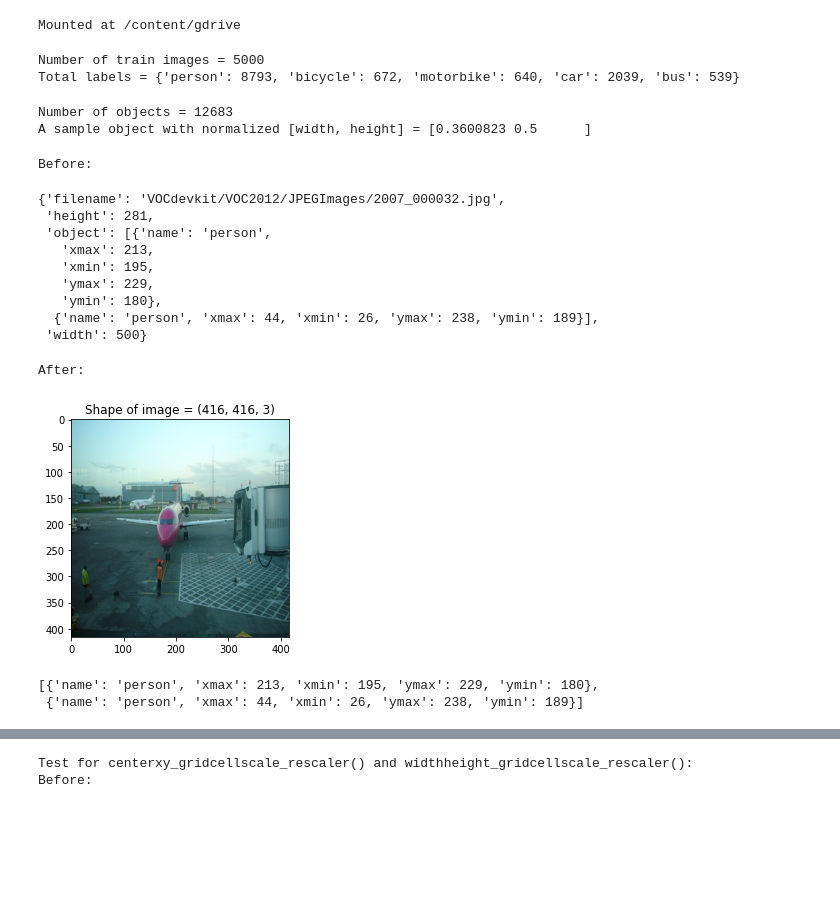
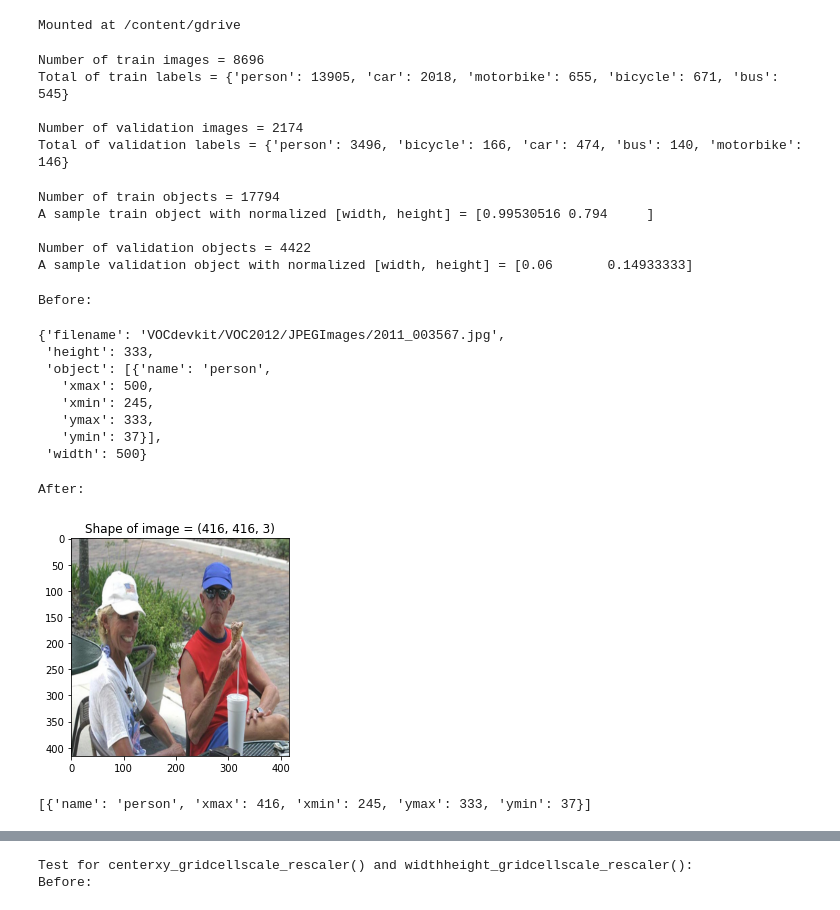
Before and after one commit to panjiarlins/smart-security-camera-project, a Jupyter notebook: ML Team/train.ipynb, the cells around one changed output, grey strips where cells are left out. Saved outputs shown, nothing was run; the diff lists cells and outputs as text; code cells hidden in the pictures; blank space fills up the shorter version.

Commit message:
add validation data to the model

```diff
--- a/ML Team/train.ipynb
+++ b/ML Team/train.ipynb
@@ -100,18 +102,24 @@ def get_total_labels(annotations):
         total_labels[object['name']] = 1
   return total_labels
 # %%
-LABELS = ['bicycle', 'bus', 'car', 'motorbike', 'person']
 images_path = os.path.join('VOCdevkit', 'VOC2012', 'JPEGImages')
 annotation_path = os.path.join('VOCdevkit', 'VOC2012', 'Annotations')
 
-train_images_dict = get_annotation(images_path, annotation_path, labels=LABELS, limit=5000)
-total_labels = get_total_labels(train_images_dict)
+# Calling the function and storing all the obtained informations
+# We set 60% for training and 40% for validation
+train_images_dict, validation_images_dict = get_annotation(images_path, annotation_path, labels=LABELS, train_limit=0.8)
 
 print(f'Number of train images = {len(train_images_dict)}')
-print(f'Total labels = {total_labels}')
+print(f'Total of train labels = {get_total_labels(train_images_dict)}')
+
+print(f'\nNumber of validation images = {len(validation_images_dict)}')
+print(f'Total of validation labels = {get_total_labels(validation_images_dict)}')
 # %% [output]
-Number of train images = 5000
-Total labels = {'person': 8793, 'bicycle': 672, 'motorbike': 640, 'car': 2039, 'bus': 539}
+Number of train images = 8696
+Total of train labels = {'person': 13905, 'car': 2018, 'motorbike': 655, 'bicycle': 671, 'bus': 545}
+
+Number of validation images = 2174
+Total of validation labels = {'person': 3496, 'bicycle': 166, 'car': 474, 'bus': 140, 'motorbike': 146}
 # %%
 def get_objects_width_height(annotations):
   object_width_height = []
@@ -123,12 +131,21 @@ def get_objects_width_height(annotations):
       object_width_height.append([object_width, object_height])
   return np.array(object_width_height)
 # %%
-objects_width_height = get_objects_width_height(train_images_dict)
-print(f'Number of objects = {objects_width_height.shape[0]}')
-print(f'A sample object with normalized [width, height] = {objects_width_height[0]}')
+# TRAIN
+train_objects_width_height = get_objects_width_height(train_images_dict)
+print(f'Number of train objects = {train_objects_width_height.shape[0]}')
+print(f'A sample train object with normalized [width, height] = {train_objects_width_height[0]}')
+
+# VALIDATION
+validation_objects_width_height = get_objects_width_height(validation_images_dict)
+print(f'\nNumber of validation objects = {validation_objects_width_height.shape[0]}')
+print(f'A sample validation object with normalized [width, height] = {validation_objects_width_height[0]}')
 # %% [output]
-Number of objects = 12683
-A sample object with normalized [width, height] = [0.3600823 0.5      ]
+Number of train objects = 17794
+A sample train object with normalized [width, height] = [0.99530516 0.794     ]
+
+Number of validation objects = 4422
+A sample validation object with normalized [width, height] = [0.06       0.14933333]
 # %%
 class ReadImage:
   def __init__(self, image_height, image_width):
@@ -159,30 +176,27 @@ class ReadImage:
       return image
     return image, objects_dict
 # %%
-IMAGE_HEIGHT, IMAGE_WIDTH = 416, 416
-
+# TRAIN
 print('Before:')
-display(train_images_dict[1])
+display(train_images_dict[5])
 
 print('\nAfter:')
 readImage = ReadImage(IMAGE_HEIGHT, IMAGE_WIDTH)
-image, objects_dict = readImage.fit(train_images_dict[1])
+image, objects_dict = readImage.fit(train_images_dict[5])
 plt.imshow(image)
 plt.title(f'Shape of image = {image.shape}')
 plt.show()
 display(objects_dict)
 # %% [output]
 Before:
-{'filename': 'VOCdevkit/VOC2012/JPEGImages/2007_000032.jpg',
- 'height': 281,
+{'filename': 'VOCdevkit/VOC2012/JPEGImages/2011_003567.jpg',
+ 'height': 333,
  'object': [{'name': 'person',
-   'xmax': 213,
-   'xmin': 195,
-   'ymax': 229,
-   'ymin': 180},
-  {'name': 'person', 'xmax': 44, 'xmin': 26, 'ymax': 238, 'ymin': 189}],
+   'xmax': 500,
+   'xmin': 245,
+   'ymax': 333,
+   'ymin': 37}],
  'width': 500}
 After:
-[figure, old version]
+[figure, new version]
-[{'name': 'person', 'xmax': 213, 'xmin': 195, 'ymax': 229, 'ymin': 180},
- {'name': 'person', 'xmax': 44, 'xmin': 26, 'ymax': 238, 'ymin': 189}]
+[{'name': 'person', 'xmax': 416, 'xmin': 245, 'ymax': 333, 'ymin': 37}]
```
Also changed, not shown: parts of 13 cells of this notebook.
